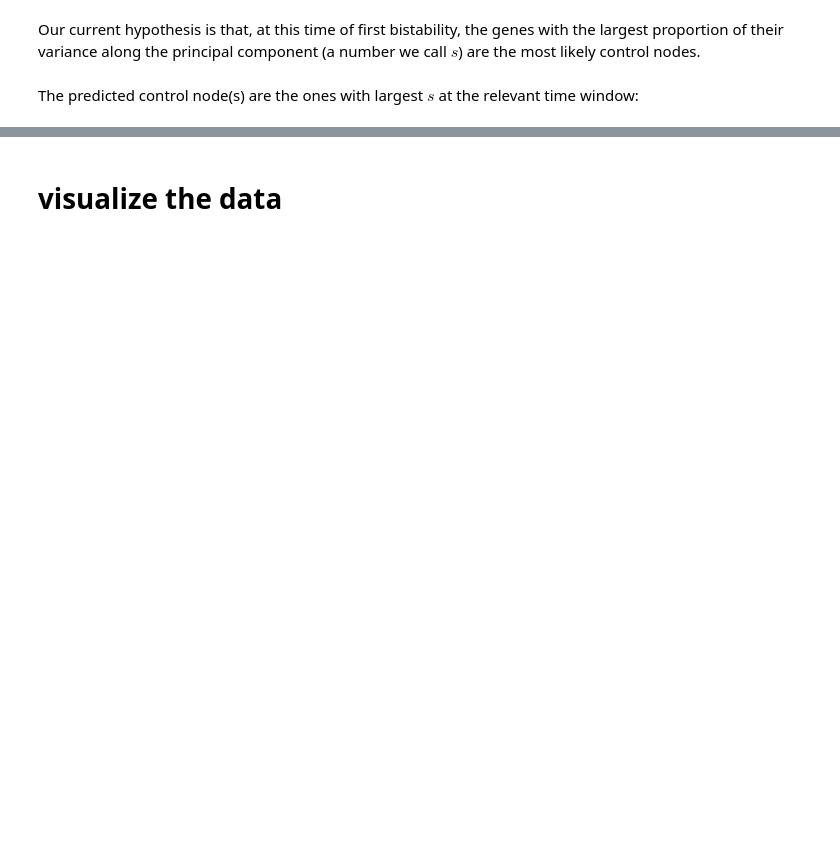
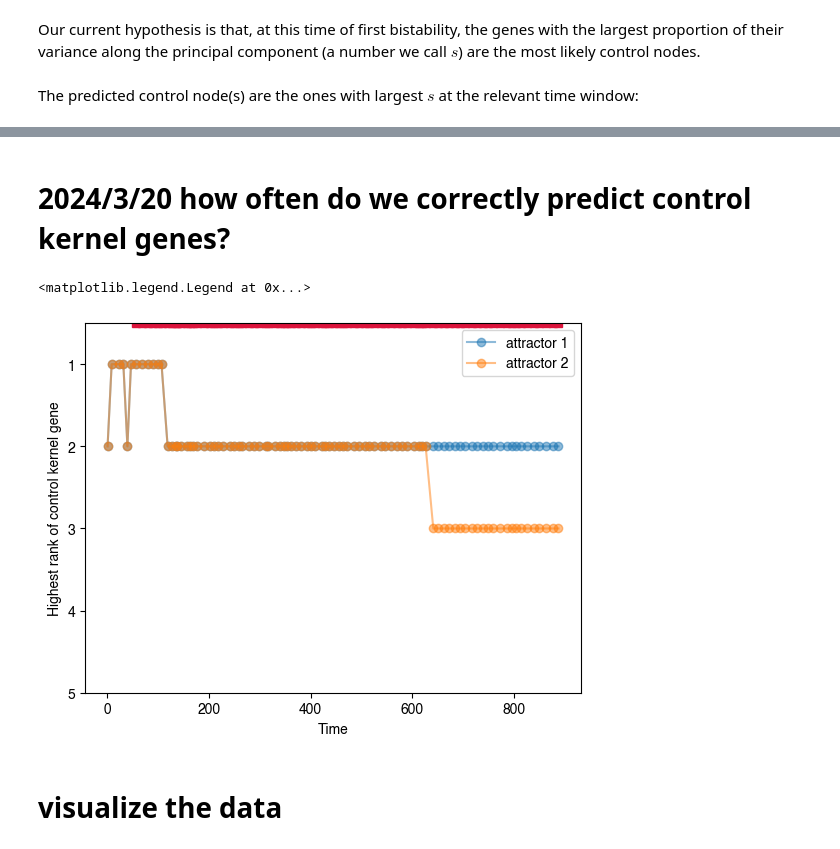
Before and after one commit to Collective-Logic-Lab/Synthetic-RNA-maps, a Jupyter notebook: example-landau-fit-for-bool-ode-data.ipynb, the cells around one changed output, grey strips where cells are left out. Cells and saved outputs as stored; diff of their text form; code cells hidden in the pictures; blank space fills up the shorter version.

```diff
--- a/example-landau-fit-for-bool-ode-data.ipynb
+++ b/example-landau-fit-for-bool-ode-data.ipynb
@@ -136,10 +273,12 @@ def s(expression_data,Jnu):
 # %%
 # compute s values for all time windows
-sList = []
-for transitionIndex in range(len(t_min_list)):
-    expression_slice = expression[cells_to_use_list[transitionIndex]]
-    Jnu = landauDataList[transitionIndex]['valList'][0]
+# as well as principal component contributions for all time windows
+sList,pcContributionsList = [],[]
+for timeIndex in range(len(t_min_list)):
+    expression_slice = expression.loc[cells_to_use_list[timeIndex]]
+    Jnu = landauDataList[timeIndex]['vals'][0]
     sList.append(s(expression_slice,Jnu))
+    pcContributionsList.append(principal_component_contributions(expression_slice))
 # %% [markdown]
 The predicted control node(s) are the ones with largest $s$ at the relevant time window:
 # %%
@@ -156,2 +306,40 @@ dtype: float64
+# %% [markdown]
+# 2024/3/20 how often do we correctly predict control kernel genes?
+# %%
+# 250123
+# (see cell-collective-control-kernel-genes.ipynb for code to calculate all control kernels of size 1)
+control_kernel_genes = {'attractor 1': ['g2','g3','g4'],
+                        'attractor 2': ['g3'],
+                       }
+
+# plot minimum ranks as a function of time for each attractor
+for attractor_name in control_kernel_genes.keys():
+    # using s ranking
+    # min_rank_vs_t = [ min([s.rank(ascending=False)[gene] for gene in control_kernel_genes[attractor_name]]) for s in sList ]
+    # plt.plot(t_min_list,min_rank_vs_t,label=attractor_name,marker='o',alpha=0.5)
+
+    # using principal component contribution ranking
+    min_pc_rank_vs_t = [ min([pcContributions.rank(ascending=False)[gene] for gene in control_kernel_genes[attractor_name]]) \
+                         for pcContributions in pcContributionsList ]
+    plt.plot(t_min_list,min_pc_rank_vs_t,label=attractor_name,marker='o',alpha=0.5)
+
+# indicate which cases show evidence of bistability
+BICthresh = -6
+yVal = 0.5
+plt.plot(t_min_list,
+         [(landauData['bicDiff'] < BICthresh)*yVal for landauData in landauDataList],
+         's',
+         zorder=-10,
+         color='crimson')
+
+plt.xlabel('Time')
+plt.ylabel('Highest rank of control kernel gene')
+plt.axis(ymin=yVal) #,xmax=100)
+plt.yticks(range(1,len(expression.columns)+1))
+plt.gca().invert_yaxis()
+plt.legend()
+# %% [output]
+<matplotlib.legend.Legend at 0x...>
+[figure, added]
 # %% [markdown]
 # visualize the data
```
Also changed, not shown: parts of 38 cells of this notebook, 1 other file.
